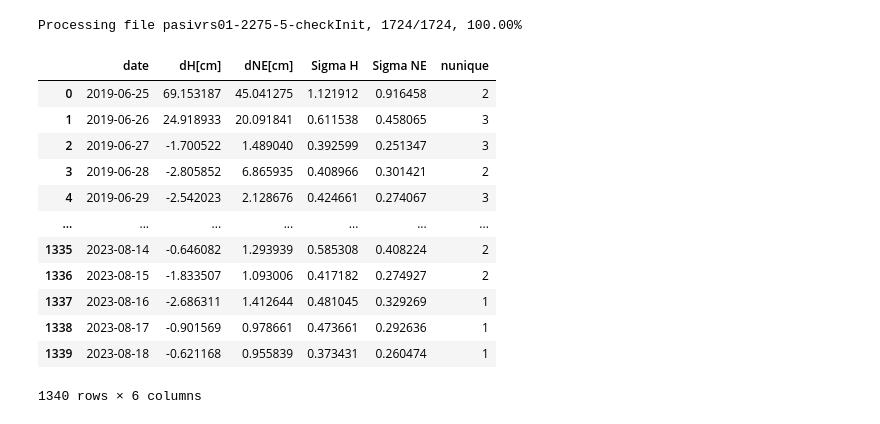
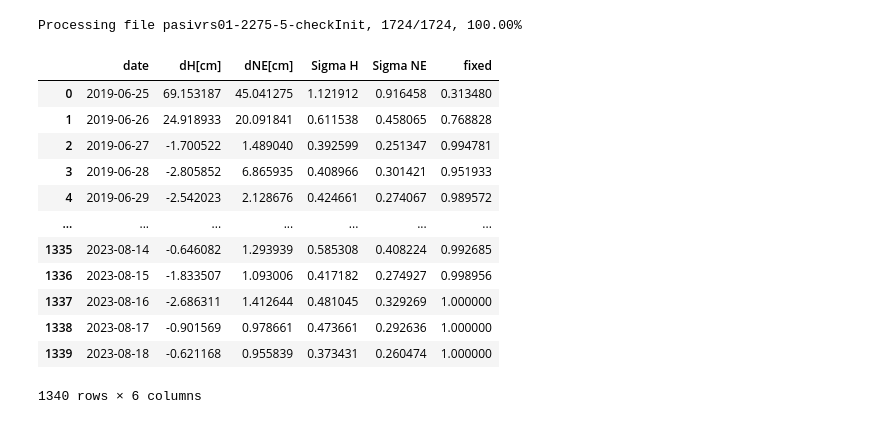
Before and after one commit to kuhaonmaraani/gradu, a Jupyter notebook: MMLshit.ipynb, the cells around one changed output. Drawn from its saved outputs; the diff is of its cells as text; code cells hidden in the pictures.

```diff
--- a/MMLshit.ipynb
+++ b/MMLshit.ipynb
@@ -3,7 +3,7 @@ import numpy as np
 import pandas as pd
 import os
 # %%
-path = 'E:/Koulu/data/muu/Alberding_joensuu/MJOE-vrs-2086-2-checkInit'
+path = 'E:/Koulu/data/muu/Alberding_Pasila/pasivrs01-2059-6-checkInit'
 df = pd.read_csv(path, delimiter=';')
 df['Event Time [UTC]'] = pd.to_datetime(df['Event Time [UTC]'])
 df = df.drop(columns=['startDelay', 'HDOP', 'TTFA[s]', 'Sigma HDOP',
@@ -42,8 +42,8 @@ data
 path1 = 'E:/Koulu/data/muu/Alberding_joensuu/'
 path2 = 'E:/Koulu/data/muu/Alberding_Pasila/'
 
-joensuu = pd.DataFrame(columns=['date', 'dH[cm]', 'dNE[cm]', 'Sigma H', 'Sigma NE', 'nunique'])
-pasila = pd.DataFrame(columns=['date', 'dH[cm]', 'dNE[cm]', 'Sigma H', 'Sigma NE', 'nunique'])
+joensuu = pd.DataFrame(columns=['date', 'dH[cm]', 'dNE[cm]', 'Sigma H', 'Sigma NE', 'fixed'])
+pasila = pd.DataFrame(columns=['date', 'dH[cm]', 'dNE[cm]', 'Sigma H', 'Sigma NE', 'fixed'])
 # %%
 i = 1
 nfiles = len(os.listdir(path1))
@@ -55,11 +55,11 @@ for file in os.listdir(path1):
     try:
         df = pd.read_csv(os.path.join(path1, file), delimiter=';')
         date = str(df['Event Time [UTC]'][0])[:10]
-        nunique = df['initTyp'].nunique()
+        fixed = (df['initTyp'] == 'RTK Fixed').sum()/len(df['initTyp'])
 
         data = dict(df[['dH[cm]', 'dNE[cm]', 'Sigma H', 'Sigma NE']].mean().items())
         data['date'] = date
-        data['nunique'] = nunique
+        data['fixed'] = fixed
         joensuu.loc[len(joensuu)] = data
         i += 1
 
@@ -88,41 +88,41 @@ Processing file MJOE-vrs-2275-5-checkInit, 1327/1327, 100.00%
 # %%
 i = 1
 nfiles = len(os.listdir(path2))
 exceptions = []
 
 for file in os.listdir(path2):
     print(f'Processing file {file}, {i}/{nfiles}, {100*(i/nfiles):.2f}%', end='\r')
 
     try:
         df = pd.read_csv(os.path.join(path2, file), delimiter=';')
         date = str(df['Event Time [UTC]'][0])[:10]
-        nunique = df['initTyp'].nunique()
+        fixed = (df['initTyp'] == 'RTK Fixed').sum()/len(df['initTyp'])
 
         data = dict(df[['dH[cm]', 'dNE[cm]', 'Sigma H', 'Sigma NE']].mean().items())
         data['date'] = date
-        data['nunique'] = nunique
+        data['fixed'] = fixed
         pasila.loc[len(pasila)] = data
         i += 1
 
     except:
         exceptions.append(str(file))
         i+=1
 
 
 pasila['date'] = pd.to_datetime(pasila['date'])
 pasila.sort_values('date')
 # %% [output]
 Processing file pasivrs01-2275-5-checkInit, 1724/1724, 100.00%
-|  | date | dH[cm] | dNE[cm] | Sigma H | Sigma NE | nunique |
-| 0 | 2019-06-25 | 69.153187 | 45.041275 | 1.121912 | 0.916458 | 2 |
-| 1 | 2019-06-26 | 24.918933 | 20.091841 | 0.611538 | 0.458065 | 3 |
-| 2 | 2019-06-27 | -1.700522 | 1.489040 | 0.392599 | 0.251347 | 3 |
-| 3 | 2019-06-28 | -2.805852 | 6.865935 | 0.408966 | 0.301421 | 2 |
-| 4 | 2019-06-29 | -2.542023 | 2.128676 | 0.424661 | 0.274067 | 3 |
+|  | date | dH[cm] | dNE[cm] | Sigma H | Sigma NE | fixed |
+| 0 | 2019-06-25 | 69.153187 | 45.041275 | 1.121912 | 0.916458 | 0.313480 |
+| 1 | 2019-06-26 | 24.918933 | 20.091841 | 0.611538 | 0.458065 | 0.768828 |
+| 2 | 2019-06-27 | -1.700522 | 1.489040 | 0.392599 | 0.251347 | 0.994781 |
+| 3 | 2019-06-28 | -2.805852 | 6.865935 | 0.408966 | 0.301421 | 0.951933 |
+| 4 | 2019-06-29 | -2.542023 | 2.128676 | 0.424661 | 0.274067 | 0.989572 |
 | ... | ... | ... | ... | ... | ... | ... |
-| 1335 | 2023-08-14 | -0.646082 | 1.293939 | 0.585308 | 0.408224 | 2 |
-| 1336 | 2023-08-15 | -1.833507 | 1.093006 | 0.417182 | 0.274927 | 2 |
-| 1337 | 2023-08-16 | -2.686311 | 1.412644 | 0.481045 | 0.329269 | 1 |
-| 1338 | 2023-08-17 | -0.901569 | 0.978661 | 0.473661 | 0.292636 | 1 |
-| 1339 | 2023-08-18 | -0.621168 | 0.955839 | 0.373431 | 0.260474 | 1 |
+| 1335 | 2023-08-14 | -0.646082 | 1.293939 | 0.585308 | 0.408224 | 0.992685 |
+| 1336 | 2023-08-15 | -1.833507 | 1.093006 | 0.417182 | 0.274927 | 0.998956 |
+| 1337 | 2023-08-16 | -2.686311 | 1.412644 | 0.481045 | 0.329269 | 1.000000 |
+| 1338 | 2023-08-17 | -0.901569 | 0.978661 | 0.473661 | 0.292636 | 1.000000 |
+| 1339 | 2023-08-18 | -0.621168 | 0.955839 | 0.373431 | 0.260474 | 1.000000 |
 1340 rows × 6 columns
```
Also changed, not shown: parts of 5 cells of this notebook, 6 other files.
